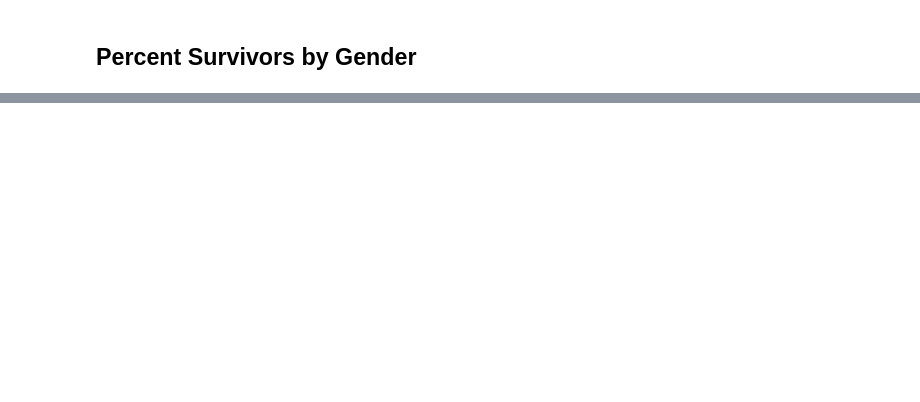
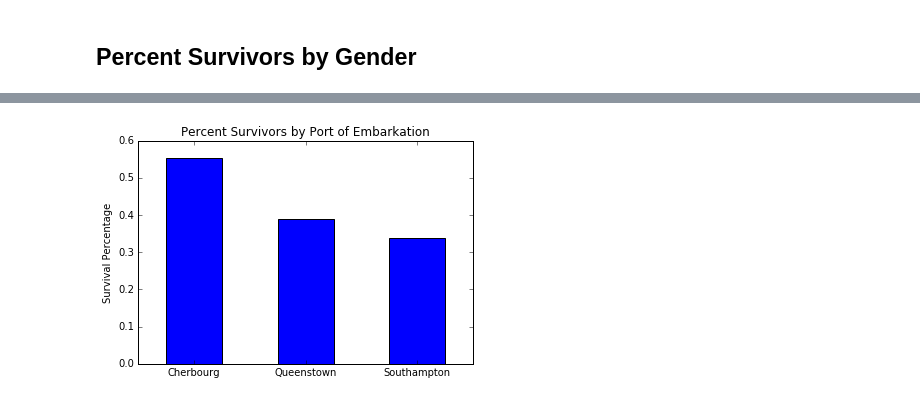
Before and after one commit to dcblum/TitanicDataSet, a Jupyter notebook: Titanic_Analysis.ipynb, the cells around one changed output, grey strips where cells are left out. Saved outputs shown, nothing was run; the diff lists cells and outputs as text; code cells hidden in the pictures; blank space fills up the shorter version.

```diff
--- a/Titanic_Analysis.ipynb
+++ b/Titanic_Analysis.ipynb
@@ -198,0 +200,12 @@ num_surv_female = len(list_maker(survivors, "Sex", "female"))
+# %%
+# Inspect factor EMBARKATION from key "Embarked"
+
+# Get values
+num_c, num_c_surv, num_c_per = get_values("Embarked", "C")
+num_q, num_q_surv, num_q_per = get_values("Embarked", "Q")
+num_s, num_s_surv, num_s_per = get_values("Embarked", "S")
+
+# Print Survival Stats for port of Embarked
+print_stats(num_c, num_c_surv, num_c_per, "Cherbourg")
+print_stats(num_q, num_q_surv, num_q_per, "Queenstown")
+print_stats(num_s, num_s_surv, num_s_per, "Southampton")
@@ -198,0 +224,15 @@ num_surv_female = len(list_maker(survivors, "Sex", "female"))
+# %%
+# Graph Percent Survivors by Embarked
+
+x_values = [1,2,3]
+y_values = [num_c_per, num_q_per, num_s_per]
+labels = ["Cherbourg", "Queenstown", "Southampton"]
+
+plt.bar(x_values, y_values, align='center', width=.5)
+plt.xticks(x_values, labels)
+plt.ylabel("Survival Percentage")
+plt.title("Percent Survivors by Port of Embarkation")
+
+plt.show()
+# %% [output]
+[figure, added]
```
Also changed, not shown: parts of 10 cells of this notebook.
